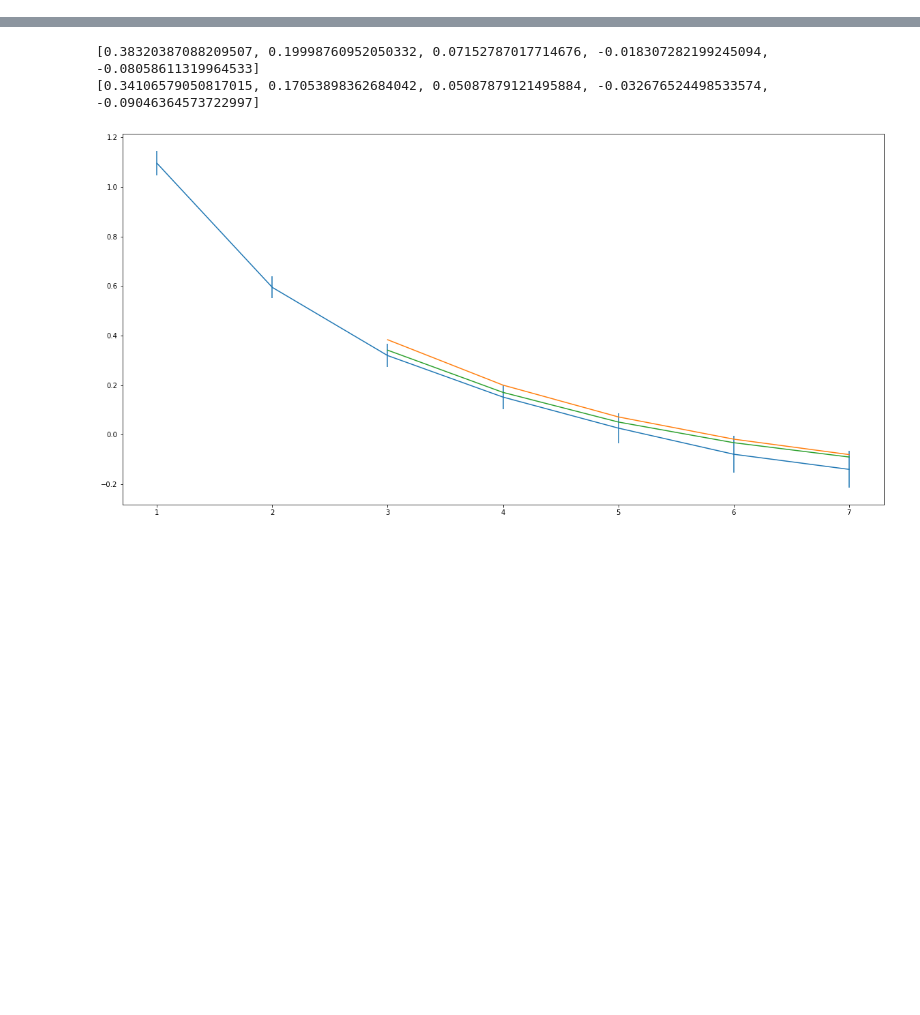
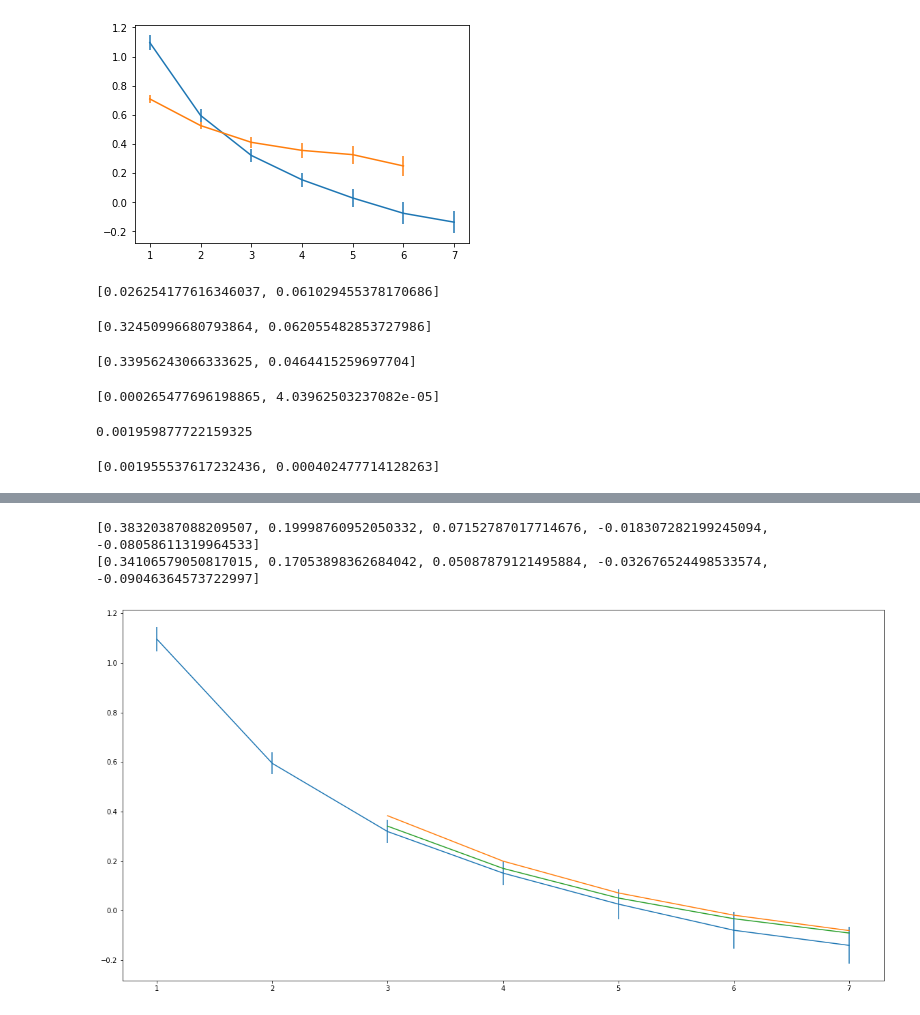
Before and after one commit to jinluchang/Qlattice, a Jupyter notebook: applications/false-vacuum-decay/false_vacuum_decay.ipynb, the cells around one changed output, grey strips where cells are left out. Saved outputs shown, nothing was run; the diff lists cells and outputs as text; code cells hidden in the pictures; blank space fills up the shorter version.

```diff
--- a/applications/false-vacuum-decay/false_vacuum_decay.ipynb
+++ b/applications/false-vacuum-decay/false_vacuum_decay.ipynb
@@ -10,0 +55,43 @@ import jackknife as jk
+# %%
+measurements.plot_Ebar_E_FV()
+measurements.plot_Ebar_slope()
+# %% [output]
+[figure, added]
+# %%
+sf = "output_data/measurements_1x100_lmbd_0.01_v0_3.0_alpha_0.0_m_1.0_dt_0.2_bar_100.0_M_1.0_L_0.0_tfull_5_tFV_65_*_1-1.bin"
+Ebar = measurements.get_Ebar_E_FV(sf)
+print(Ebar)
+# %% [output]
+[0.026254177616346037, 0.061029455378170686]
+# %%
+sf1 = "output_data/measurements_1x100_lmbd_0.01_v0_3.0_alpha_0.0_m_1.0_dt_0.2_bar_100.0_M_1.0_L_0.0_tfull_5_tFV_65_*_1-1.bin"
+sf2 = "output_data/measurements_1x100_lmbd_0.01_v0_3.0_alpha_0.0_m_1.0_dt_0.2_bar_100.0_M_1.0_L_0.0_tfull_5_tFV_60_*_1-1.bin"
+delta_E = measurements.get_Ebar_slope(sf1, sf2)
+print(delta_E)
+# %% [output]
+[0.32450996680793864, 0.062055482853727986]
+# %%
+sf1 = "output_data/measurements_1x100_lmbd_0.01_v0_3.0_alpha_0.0_m_1.0_dt_0.2_bar_100.0_M_1.0_L_0.0_tfull_5_tFV_70_*_1-1.bin"
+sf2 = "output_data/measurements_1x100_lmbd_0.01_v0_3.0_alpha_0.0_m_1.0_dt_0.2_bar_100.0_M_1.0_L_0.0_tfull_5_tFV_60_*_1-1.bin"
+delta_E = measurements.get_Ebar_slope(sf1, sf2)
+print(delta_E)
+# %% [output]
+[0.33956243066333625, 0.0464415259697704]
+# %%
+Ms = [0.0, 0.002, 0.004, 0.016, 0.032, 0.064, 0.128, 0.256, 0.512, 1.0]
+Ls = [0.0, 0.002, 0.004, 0.016, 0.032, 0.064, 0.128, 0.256, 0.512, 1.0]
+sf0 = "output_data/measurements_1x100_lmbd_0.01_v0_3.0_alpha_0.0_m_1.0_dt_0.2_bar_100.0_M_0.0_L_1.0_tfull_5_tFV_65_*_1-1.bin"
+da_blocks = measurements.get_M_L_blocks(Ms, Ls, sf0)
+ratio=measurements.calc_ratio(da_blocks, len(Ms)-1)
+blocks = jk.super_jackknife_combine_blocks(da_blocks, lambda x: measurements.calc_ratio(x, len(Ms)-1))
+jk.get_errors_from_blocks(ratio, blocks)
+# %% [output]
+[0.000265477696198865, 4.03962503237082e-05]
+# %%
+measurements.calc_gamma(ratio, Ebar[0], delta_E[0], 5, 0.2)
+# %% [output]
+0.001959877722159325
+# %%
+measurements.calc_gamma_w_errors(Ms, Ls, sf, sf1, sf2)
+# %% [output]
+[0.001955537617232436, 0.000402477714128263]
```
Also changed, not shown: parts of 50 cells of this notebook, 2 other files.
